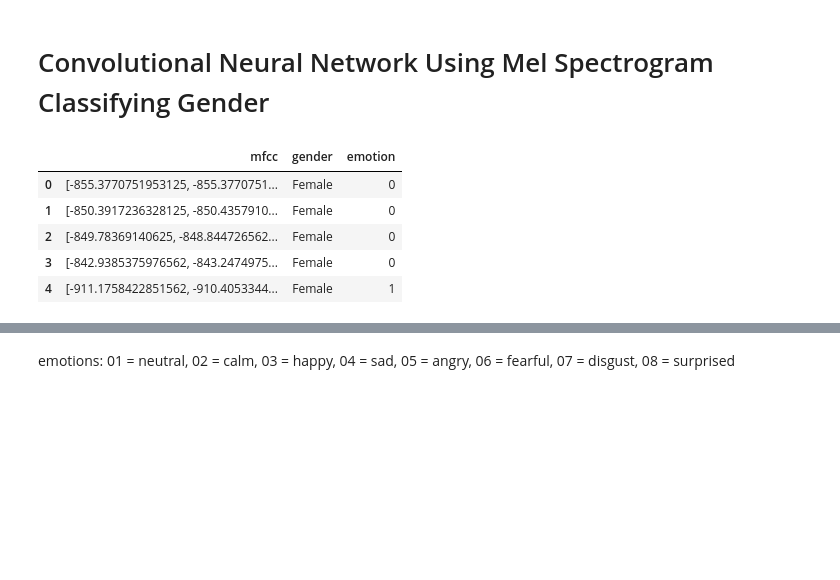
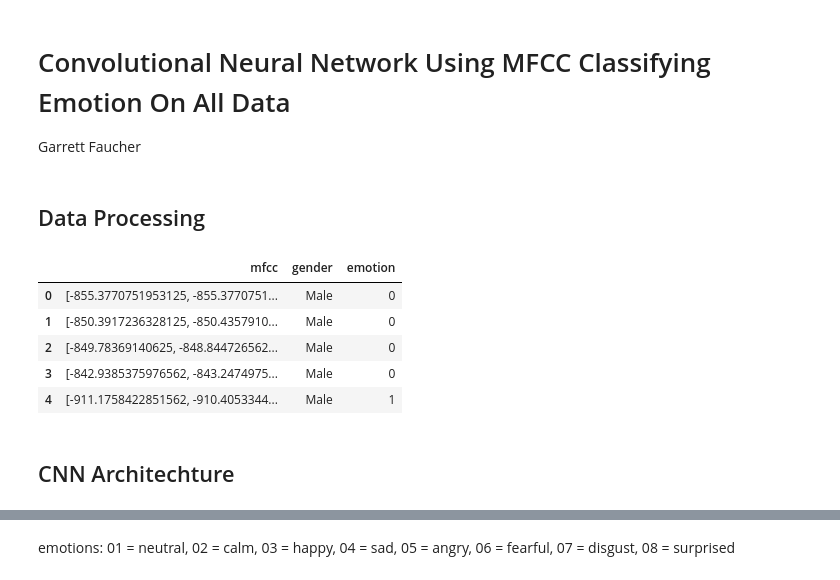
Before and after one commit to ebokelbe/CS254-Final-Project, a Jupyter notebook: convolutional_neural_network/emotion_classification_all_data.ipynb, the cells around one changed output, grey strips where cells are left out. Drawn from its saved outputs; the diff is of its cells as text; code cells hidden in the pictures; blank space fills up the shorter version.

```diff
--- a/convolutional_neural_network/emotion_classification_all_data.ipynb
+++ b/convolutional_neural_network/emotion_classification_all_data.ipynb
@@ -1,3 +1,5 @@
 # %% [markdown]
-# Convolutional Neural Network Using Mel Spectrogram Classifying Gender
+# Convolutional Neural Network Using MFCC Classifying Emotion On All Data
+
+Garrett Faucher
 # %%
@@ -16,55 +18,38 @@ from sklearn.metrics import classification_report, confusion_matrix
 
 %matplotlib inline
+# %% [markdown]
+## Data Processing
 # %%
 audio_data = np.load("../data/audio_data.npy")
 labels = np.load("../data/wav_labels.npy")
+NUM_SAMPLES = 1440
 
 # labels: modality-vocal channel-emotion-emotional intensity-statement-repetition-actor
 # emotions: 01 = neutral, 02 = calm, 03 = happy, 04 = sad, 05 = angry, 06 = fearful, 07 = disgust, 08 = surprised
 # odd number actors = male, even = female
 
 # 1440 files: 24 speakers, 60 recordings per speaker
-audio_data = audio_data.reshape(1440, 9480)
+audio_data = audio_data.reshape(NUM_SAMPLES, 9480)
 
 features = []
 
 for i in range(1440):
-
     if (labels[i][6]%2 == 0):
         label = "Female"
     else:
         label = "Male"
-
-for i in range(1440):
-    if (labels[i][2] == 1):
-        em = 0
-    elif (labels[i][2] == 2):
-        em = 1
-    elif (labels[i][2] == 3):
-        em = 2
-    elif (labels[i][2] == 4):
-        em = 3
-    elif (labels[i][2] == 5):
-        em = 4
-    elif (labels[i][2] == 6):
-        em = 5
-    elif (labels[i][2] == 7):
-        em = 6
-    elif (labels[i][2] == 8):
-        em = 7
-
-    features.append([audio_data[i], label, em])
+    features.append([audio_data[i], label, int(labels[i][2])-1])
 
 feature_df = pd.DataFrame(features, columns = ["mfcc", "gender", "emotion"])
 
 feature_df.head()
 # %% [output]
 |  | mfcc | gender | emotion |
-| 0 | [-855.3770751953125, -855.3770751... | Female | 0 |
-| 1 | [-850.3917236328125, -850.4357910... | Female | 0 |
-| 2 | [-849.78369140625, -848.844726562... | Female | 0 |
-| 3 | [-842.9385375976562, -843.2474975... | Female | 0 |
-| 4 | [-911.1758422851562, -910.4053344... | Female | 1 |
+| 0 | [-855.3770751953125, -855.3770751... | Male | 0 |
+| 1 | [-850.3917236328125, -850.4357910... | Male | 0 |
+| 2 | [-849.78369140625, -848.844726562... | Male | 0 |
+| 3 | [-842.9385375976562, -843.2474975... | Male | 0 |
+| 4 | [-911.1758422851562, -910.4053344... | Male | 1 |
 # %%
 X = np.array(feature_df.mfcc.tolist())
 y = np.array(feature_df.emotion.tolist())
@@ -86,3 +71,5 @@ y_test = np.array(to_categorical(y_test, 8))
+# %% [markdown]
+## CNN Architechture
 # %%
 model = Sequential()
 
```
Also changed, not shown: parts of 7 cells of this notebook, 3 other files.
